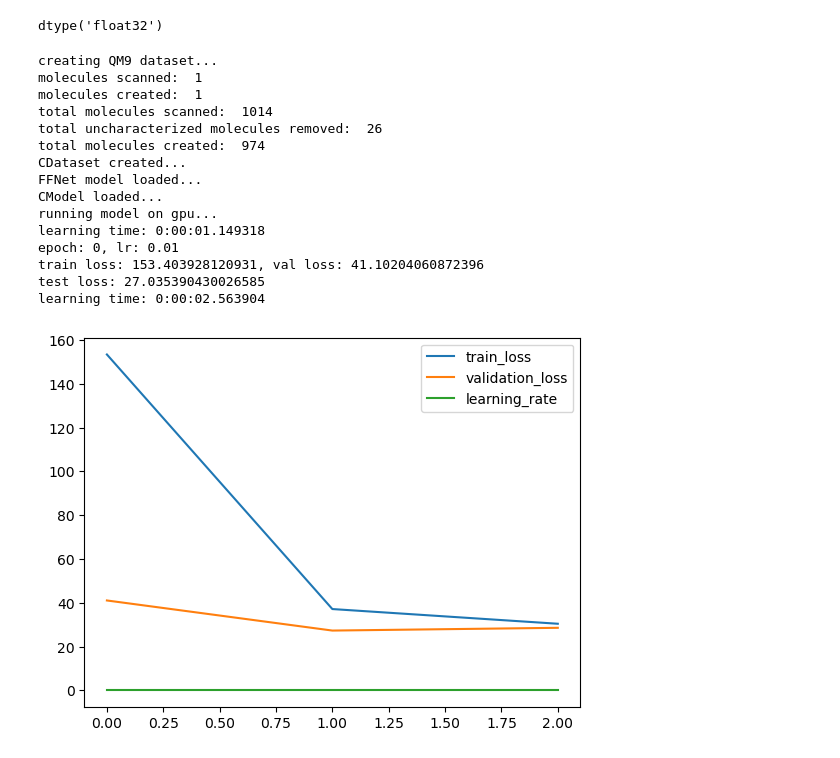
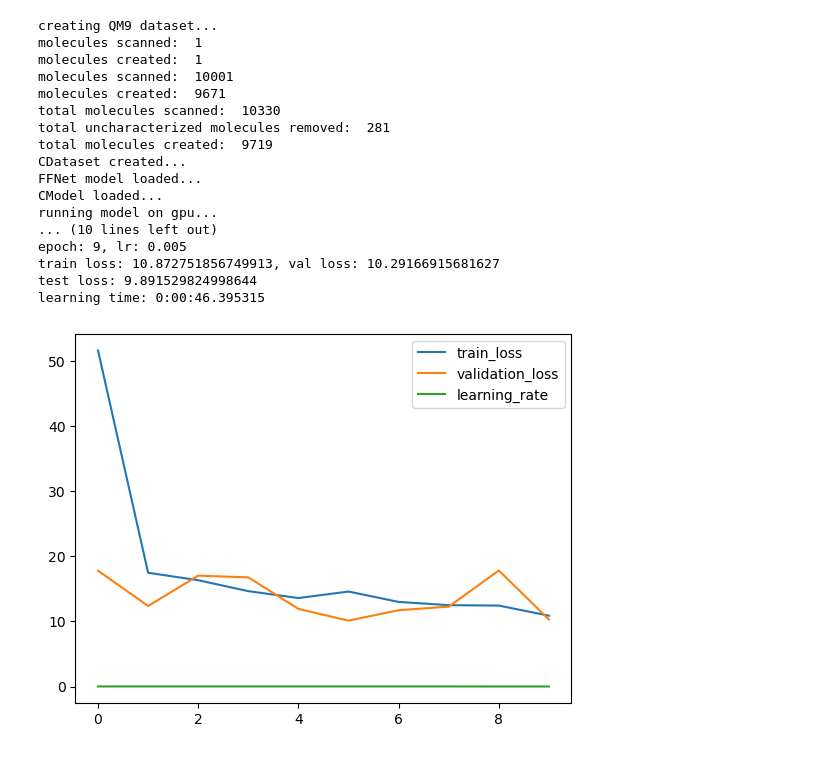
Before and after one commit to icanswim/qchem, a Jupyter notebook: experiment.ipynb, the cells around one changed output. Cells and saved outputs as stored; diff of their text form; code cells hidden in the pictures.

Commit message:
embedding mech and qm9 updated and working.  rdkit branch unified.  test then push to main.

```diff
--- a/experiment.ipynb
+++ b/experiment.ipynb
@@ -101,8 +91,4 @@ CDataset created...
  'criterion_input': {'target': array([-40.47893], dtype=float32)}}
-# %%
-qm9[1]['model_input']['X'].dtype
-# %% [output]
-dtype('float32')
 # %%
 #example cosmosis/qchem QM9 dataset with filter
 #use the qchem rdkit branch for rdkit data augmentation
@@ -123,75 +109,77 @@ lookup_chiral = QM9.embed_lookup['chirality']
 ds_params = {'train_params': {'input_dict': {'model_input': {'X': [
                                                                    'atomic_number',
                                                                    'coulomb',
-                                                                   #'aromatic',
-                                                                   #'degree',
+                                                                   'aromatic',
+                                                                   'degree',
                                                                   ],
                                                              #'edge_idx': ['edge_indices'],
                                                              #'edge_attr': ['edge_attr'],
                                                              #'coulomb': ['coulomb'],
                                                              #'distance': ['distance'],
-                                                             #'embed': ['hybridization'],
+                                                             'embed': ['hybridization','chirality'],
                                                              #'adjacency': ['adjacency'],
                                                             },
                                              'criterion_input': {'target': ['U0']}},
                               'transforms': {
-                                             #'hybridization': [Pad1d(29), EmbedLookup(lookup_hybrid)],
-                                             #'chirality': [Pad1d(29), EmbedLookup(lookup_chiral)],
+                                             'hybridization': [Pad1d(29), EmbedLookup(lookup_hybrid)],
+                                             'chirality': [Pad1d(29), EmbedLookup(lookup_chiral)],
                                              'atomic_number': [Pad1d(29)],
-                                             #'arommatic': [Pad1d(29)],
-                                             #'degree': [Pad1d(29)],
+                                             'aromatic': [Pad1d(29)],
+                                             'degree': [Pad1d(29)],
                                              #'mulliken': [Pad1d(29)],
                                              'coulomb': [Reshape((-1)), Pad1d(29*29)],
                                             },
                               #'filter_on': ('n_atoms','<','10'),
-                              'n': 1000, #non-random subset for testing,
-                              'use_pickle': False,
-                              'n_conformers': 1}}
+                              'n': 10000, #non-random subset for testing,
+                              'use_pickle': 'qm9_test_ds', #load if exists otherwise create
+                              'n_conformers': 10}}
 
-model_params = {'in_channels': 29+29*29,
-                'hidden': 2048,
+model_params = {'in_channels': 29+29+29+29*29+8*29+29*8,
+                'hidden': 4096,
                 'out_channels': 1,
                 'model_name': 'funnel',
-                #'embed_params': [('hybridization',9,8,0,True)],
+                'embed_params': [('hybridization',9,8,0,True),('chirality',4,8,0,True)],
                }
 
 metrics_params = {'report_interval': 1,
                   'log_plot': False}
 
 crit_params = {'reduction': 'sum'}
 
 sample_params = {'set_seed': 88,
                  'splits': (.7,.15),
                  #'subset': .2, #create random subset
                 }
 
 sched_params = {'factor': .5,
                 'patience': 2,
                 'cooldown': 1,
                 'min_lr': .005}
 
 opt_params = {'lr': 0.01}
 
 
 l = Learn([QM9], FFNet, Selector,
           Optimizer=Adam, Scheduler=ReduceLROnPlateau, Criterion=L1Loss,
           model_params=model_params, ds_params=ds_params, sample_params=sample_params,
           opt_params=opt_params, sched_params=sched_params, crit_params=crit_params,
-          squeeze_y_pred=False, batch_size=16, epochs=3)
+          squeeze_y_pred=False, batch_size=32, epochs=10, save_model=True)
 # %% [output]
 creating QM9 dataset...
 molecules scanned:  1
 molecules created:  1
-total molecules scanned:  1014
-total uncharacterized molecules removed:  26
-total molecules created:  974
+molecules scanned:  10001
+molecules created:  9671
+total molecules scanned:  10330
+total uncharacterized molecules removed:  281
+total molecules created:  9719
 CDataset created...
 FFNet model loaded...
 CModel loaded...
 running model on gpu...
-learning time: 0:00:01.149318
-epoch: 0, lr: 0.01
-train loss: 153.403928120931, val loss: 41.10204060872396
-test loss: 27.035390430026585
-learning time: 0:00:02.563904
+... (10 lines left out)
+epoch: 9, lr: 0.005
+train loss: 10.872751856749913, val loss: 10.29166915681627
+test loss: 9.891529824998644
+learning time: 0:00:46.395315
-[figure, old version]
+[figure, new version]
```
Also changed, not shown: parts of 3 cells of this notebook, 2 other files.
